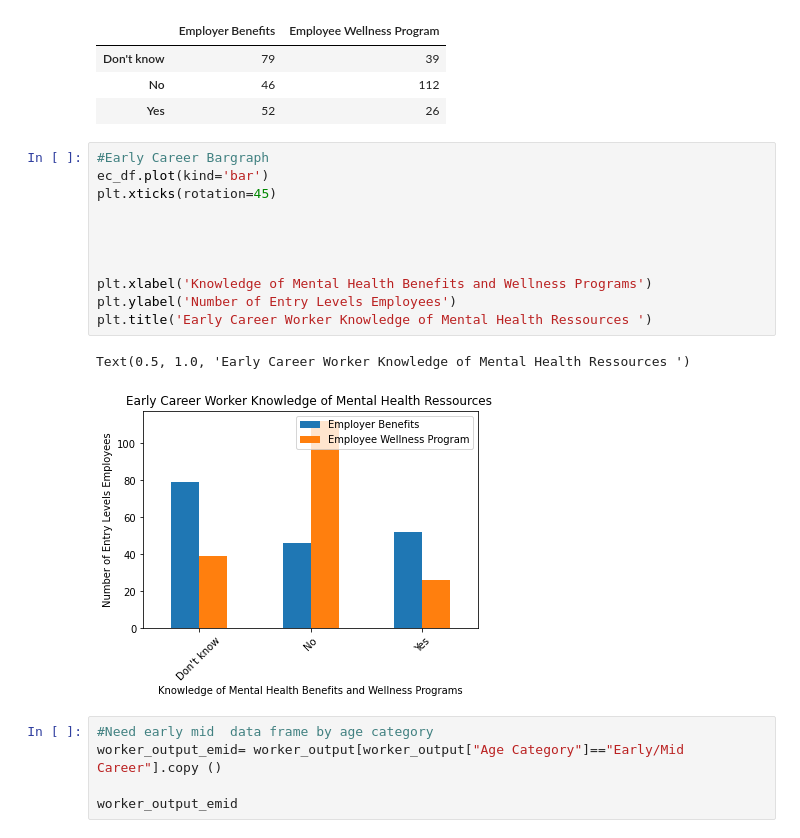
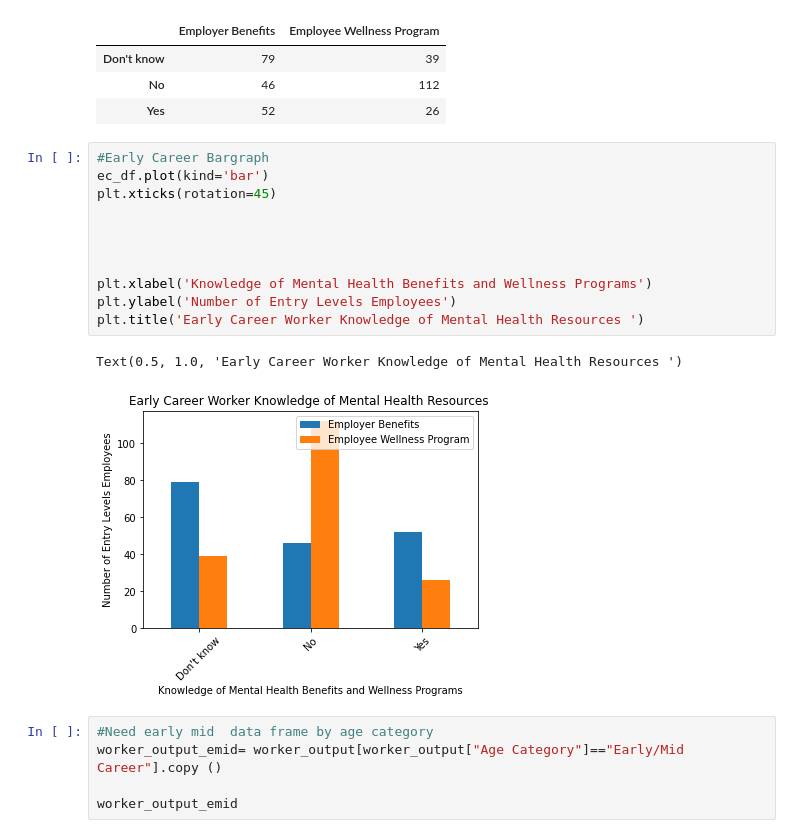
Before and after one commit to baileykayla953/project-one, a Jupyter notebook: Summary Stats.ipynb, the cells around one changed output. Cells and saved outputs as stored; diff of their text form.

```diff
--- a/Summary Stats.ipynb
+++ b/Summary Stats.ipynb
@@ -148,17 +148,17 @@ ec_df
 # %%
 #Early Career Bargraph
 ec_df.plot(kind='bar')
 plt.xticks(rotation=45)
 
 
 
 
 plt.xlabel('Knowledge of Mental Health Benefits and Wellness Programs')
 plt.ylabel('Number of Entry Levels Employees')
-plt.title('Early Career Worker Knowledge of Mental Health Ressources ')
+plt.title('Early Career Worker Knowledge of Mental Health Resources ')
 # %% [output]
-Text(0.5, 1.0, 'Early Career Worker Knowledge of Mental Health Ressources ')
+Text(0.5, 1.0, 'Early Career Worker Knowledge of Mental Health Resources ')
-[figure, old version]
+[figure, new version]
 # %%
 #Need early mid  data frame by age category
 worker_output_emid= worker_output[worker_output["Age Category"]=="Early/Mid Career"].copy ()
```
Also changed, not shown: parts of 2 cells of this notebook.
